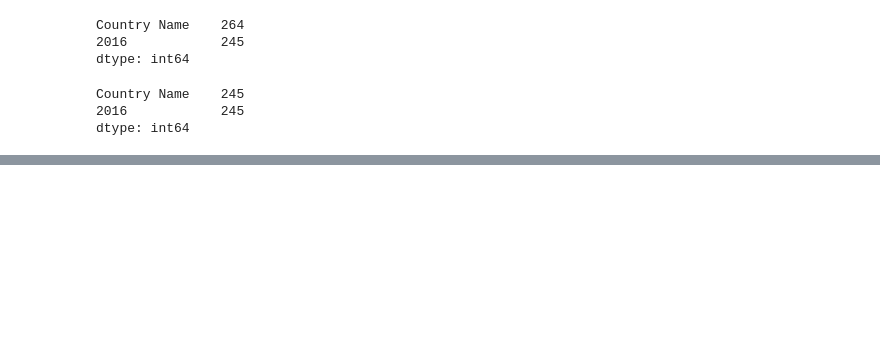
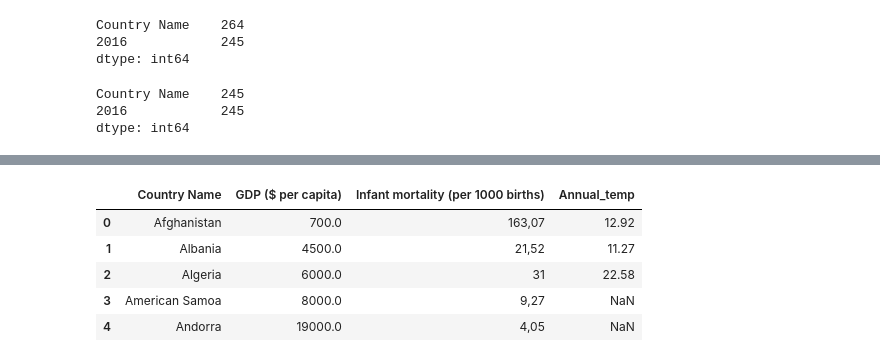
Before and after one commit to rdhaliwal96/group_collaboration, a Jupyter notebook: larisa/country_population_analysis.ipynb, the cells around one changed output, grey strips where cells are left out. Drawn from its saved outputs; the diff is of its cells as text; code cells hidden in the pictures; blank space fills up the shorter version.

```diff
--- a/larisa/country_population_analysis.ipynb
+++ b/larisa/country_population_analysis.ipynb
@@ -100,0 +187,9 @@ plt.show()
+# %%
+temperature_code = temperature[['ISO_3DIGIT','Annual_temp']]
+country_code = life_expectancy[['Country Name','Country Code']]
+country_gdp = gdp[['Country', 'GDP ($ per capita)', 'Infant mortality (per 1000 births)']]
+country_gdp = country_gdp.rename(columns={'Country':'Country Name'})
+country_gdp['Country Name'] = country_gdp['Country Name'].apply(lambda x: x.strip())
+#country_gdp.count()
+country_gdp.head()
+#repr(country_gdp['Country Name'][0])
@@ -100,0 +203,9 @@ plt.show()
+# %%
+country_code_new=country_code.merge(temperature_code, how='outer', left_on = 'Country Code', right_on='ISO_3DIGIT' )
+country_temp =country_code_new[['Country Name', 'Annual_temp']]
+
+country_temp.head()
+country_temp.count()
+country_sort=country_temp.sort_values(by=['Country Name'])
+country_sort = country_sort.reset_index(drop=True)
+country_sort.head()
@@ -100,0 +219,10 @@ plt.show()
+# %%
+temp_gdp = pd.merge(country_gdp, country_sort, how='inner', on='Country Name')
+temp_gdp.head()
+# %% [output]
+|  | Country Name | GDP ($ per capita) | Infant mortality (per 1000 births) | Annual_temp |
+| 0 | Afghanistan | 700.0 | 163,07 | 12.92 |
+| 1 | Albania | 4500.0 | 21,52 | 11.27 |
+| 2 | Algeria | 6000.0 | 31 | 22.58 |
+| 3 | American Samoa | 8000.0 | 9,27 | NaN |
+| 4 | Andorra | 19000.0 | 4,05 | NaN |
```
Also changed, not shown: parts of 21 cells of this notebook, 6 other files.
